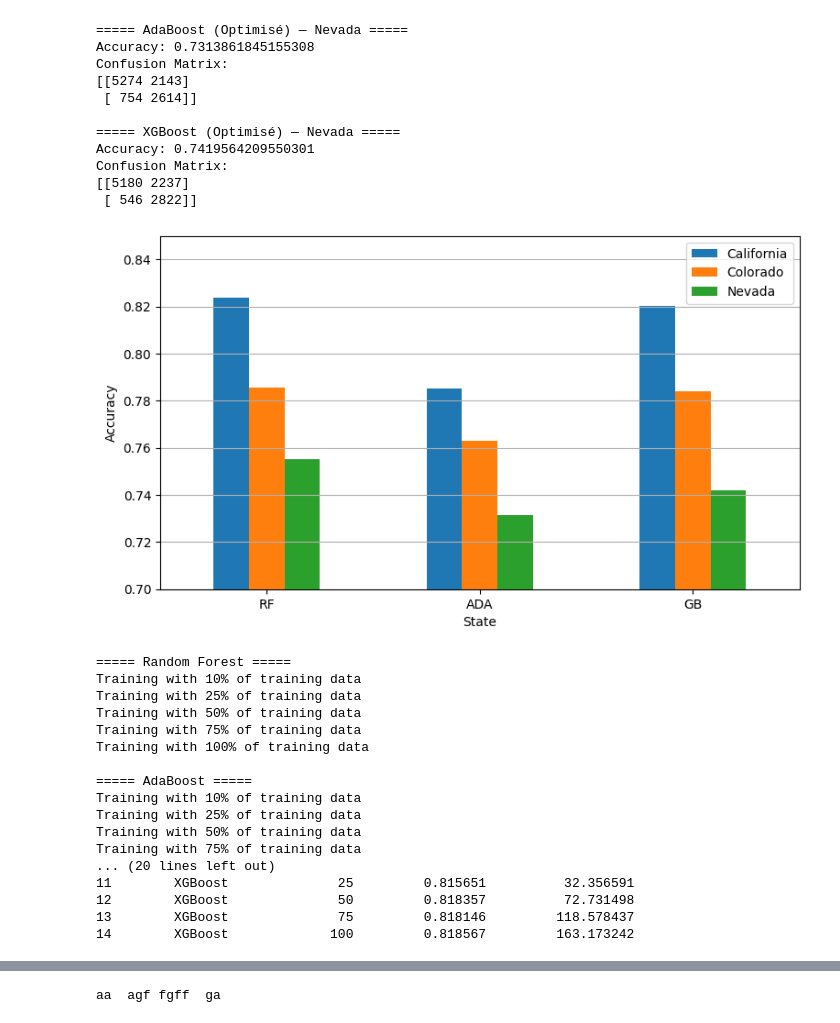
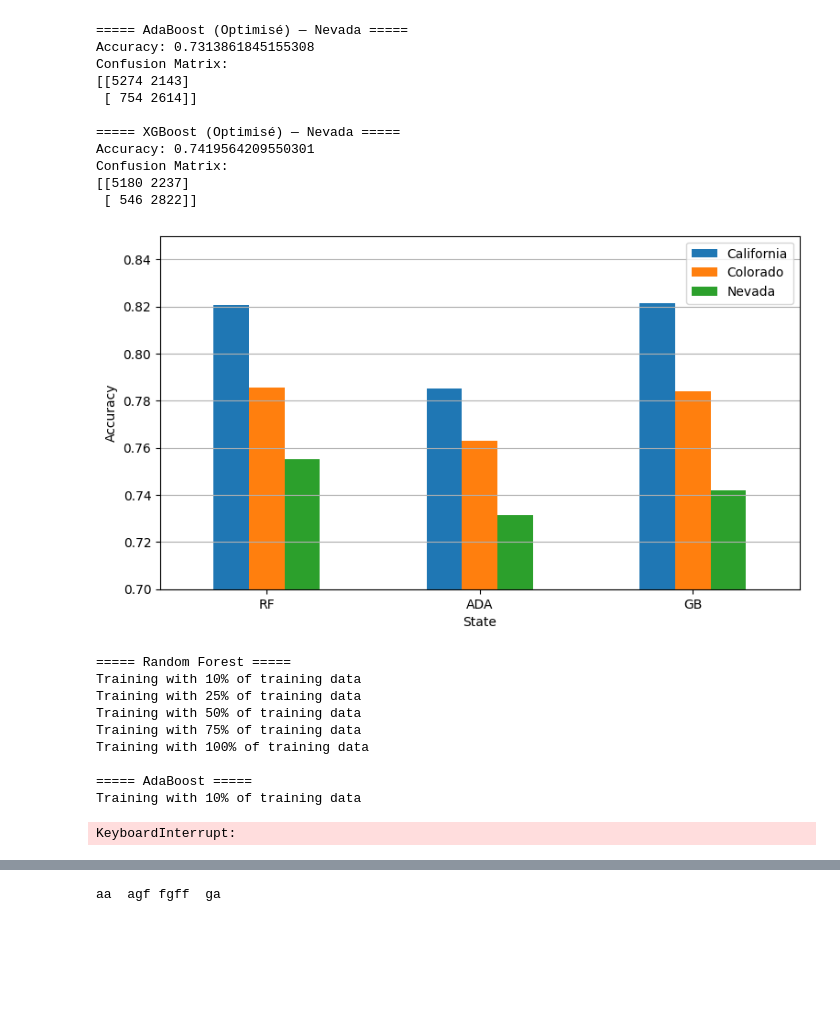
Before and after one commit to mateobwe/insa-5a-analyse-descriptive, a Jupyter notebook: analyse.ipynb, the cells around one changed output, grey strips where cells are left out. Drawn from its saved outputs; the diff is of its cells as text; code cells hidden in the pictures; blank space fills up the shorter version.

```diff
--- a/analyse.ipynb
+++ b/analyse.ipynb
@@ -572,30 +576,34 @@ Confusion Matrix:
 # %%
 import pandas as pd
 import matplotlib.pyplot as plt
 
 data_states = {
     "State": ["RF", "ADA", "GB"],
-    "California": [0.8236, 0.7853, 0.8201],
+    "California": [0.8206, 0.7853, 0.8216],
     "Colorado": [0.7858, 0.7630, 0.7839],
     "Nevada": [0.7553, 0.7314, 0.7420]
 }
 
 df_states = pd.DataFrame(data_states).set_index("State")
 
 df_states.plot(
     kind="bar",
     figsize=(9,5)
 )
 
 plt.ylabel("Accuracy")
 plt.ylim(0.70, 0.85)
 plt.grid(axis="y")
 plt.xticks(rotation=0)
 plt.show()
 # %% [output]
-[figure, old version]
+[figure, new version]
 # %%
+from sklearn.utils import resample
 from sklearn.ensemble import RandomForestClassifier, AdaBoostClassifier, GradientBoostingClassifier
+from sklearn.metrics import accuracy_score
+import time
+import pandas as pd
 
 models = {
     "Random Forest": RandomForestClassifier(
@@ -612,9 +620,9 @@ models = {
         random_state=42
     ),
     "XGBoost": GradientBoostingClassifier(
-        n_estimators=200,
-        learning_rate=0.5,
-        max_depth=3,
+        n_estimators=500,
+        learning_rate=0.1,
+        max_depth=6,
         random_state=42
     )
 }
@@ -663,11 +671,4 @@ Training with 100% of training data
 
 ===== AdaBoost =====
 Training with 10% of training data
-Training with 25% of training data
-Training with 50% of training data
-Training with 75% of training data
-... (20 lines left out)
-11        XGBoost              25         0.815651          32.356591
-12        XGBoost              50         0.818357          72.731498
-13        XGBoost              75         0.818146         118.578437
-14        XGBoost             100         0.818567         163.173242
+KeyboardInterrupt:
```
Also changed, not shown: parts of 15 cells of this notebook.
